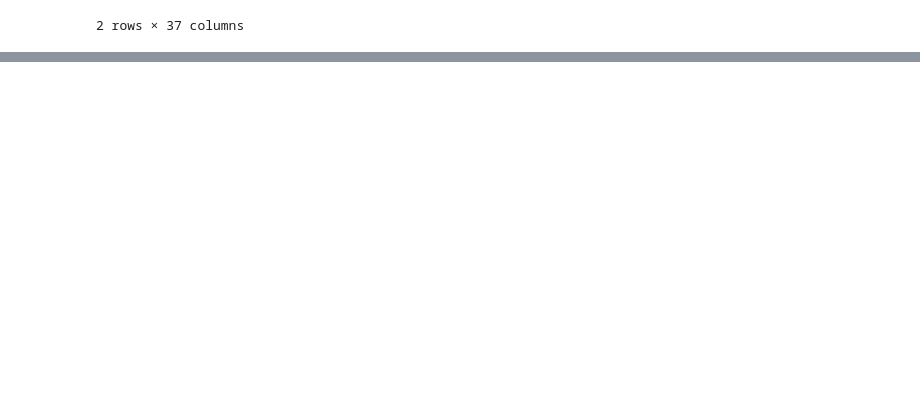
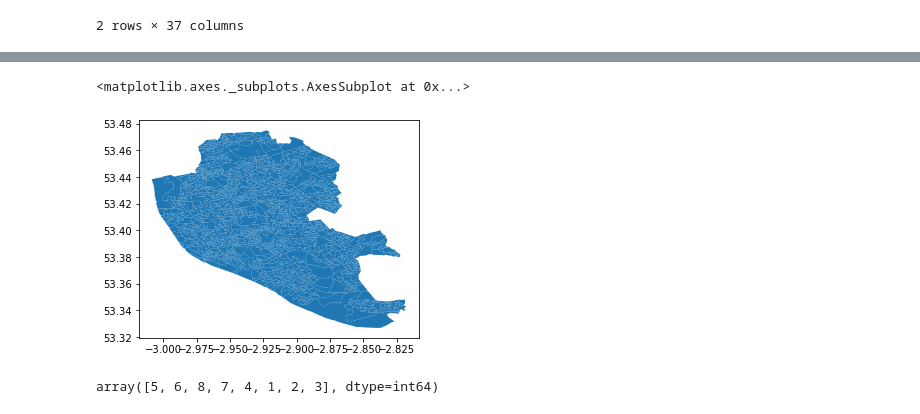
Before and after one commit to peterprescott/church-data-analysis, a Jupyter notebook: explore_data.ipynb, the cells around one changed output, grey strips where cells are left out. Drawn from its saved outputs; the diff is of its cells as text; code cells hidden in the pictures; blank space fills up the shorter version.

```diff
--- a/explore_data.ipynb
+++ b/explore_data.ipynb
@@ -282,0 +320,11 @@ deprivation
+# %%
+liverpool_from_file = gpd.read_file(os.path.join('data','liverpool.shp'))
+# %%
+liverpool_from_file.plot()
+# %% [output]
+<matplotlib.axes._subplots.AxesSubplot at 0x...>
+[figure, added]
+# %%
+nw_shapes['Supergroup Code'].unique()
+# %% [output]
+array([5, 6, 8, 7, 4, 1, 2, 3], dtype=int64)
```
Also changed, not shown: parts of 55 cells of this notebook, 1 other file.
